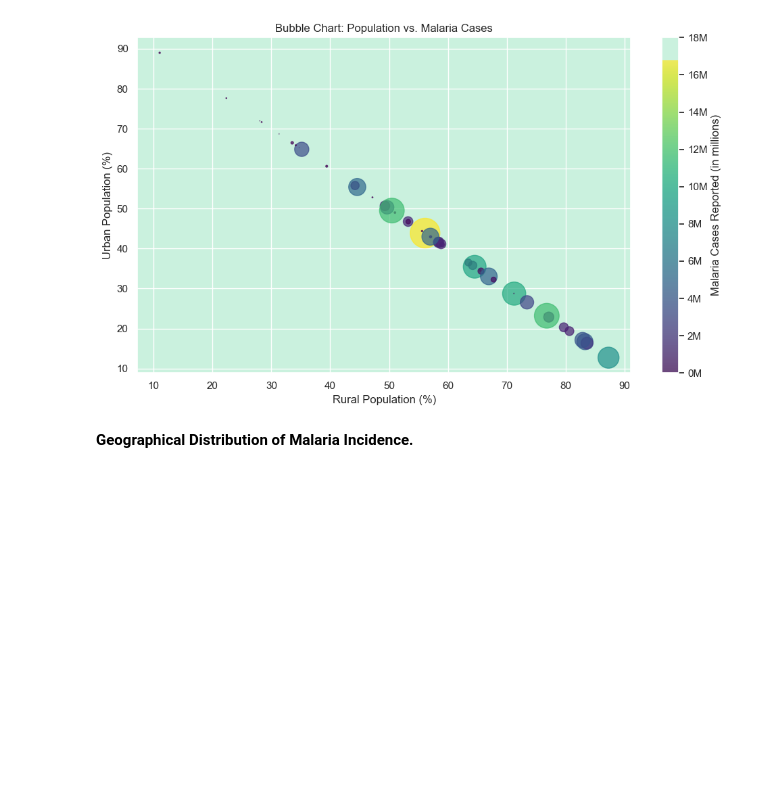
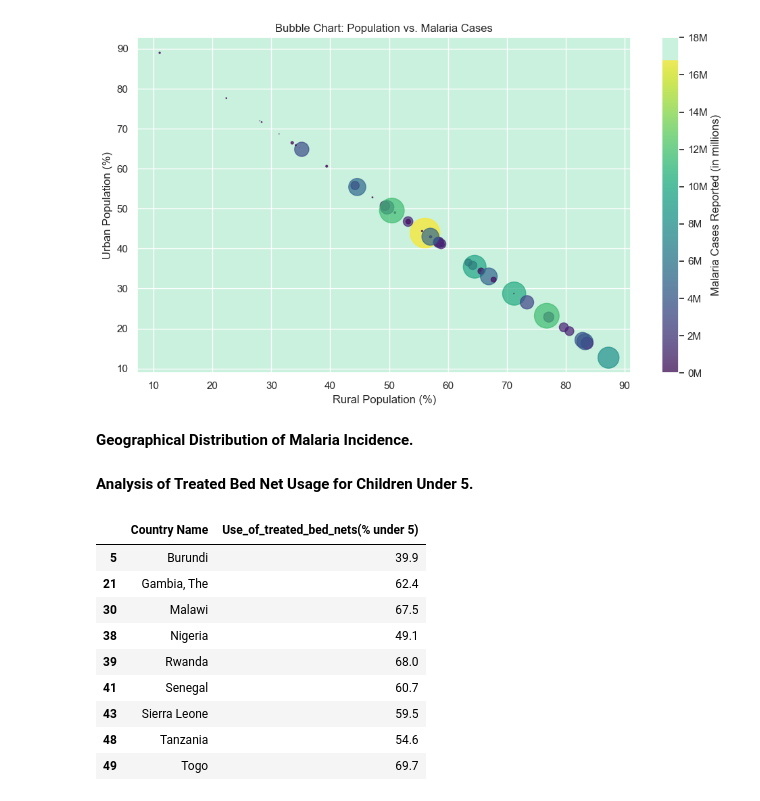
Before and after one commit to swalusimbi/Malaria_In_Africa, a Jupyter notebook: Malaria_in_Africa_GroupB/src/grp_work/project.ipynb, the cells around one changed output. Saved outputs shown, nothing was run; the diff lists cells and outputs as text; code cells hidden in the pictures; blank space fills up the shorter version.

```diff
--- a/Malaria_in_Africa_GroupB/src/grp_work/project.ipynb
+++ b/Malaria_in_Africa_GroupB/src/grp_work/project.ipynb
@@ -899,3 +899,20 @@ for idx, row in gdf.iterrows():
 
 # Display the map
 malaria_map
+# %% [markdown]
+**Analysis of Treated Bed Net Usage for Children Under 5.**
+# %%
+# Filter out % of children using treated bed nets per country in 2017.
+nets = year2017[year2017['Use_of_treated_bed_nets(% under 5)'] != 0][['Country Name', 'Use_of_treated_bed_nets(% under 5)']]
+nets
+# %% [output]
+|  | Country Name | Use_of_treated_bed_nets(% under 5) |
+| 5 | Burundi | 39.9 |
+| 21 | Gambia, The | 62.4 |
+| 30 | Malawi | 67.5 |
+| 38 | Nigeria | 49.1 |
+| 39 | Rwanda | 68.0 |
+| 41 | Senegal | 60.7 |
+| 43 | Sierra Leone | 59.5 |
+| 48 | Tanzania | 54.6 |
+| 49 | Togo | 69.7 |
```
Also changed, not shown: parts of 1 cell of this notebook.
